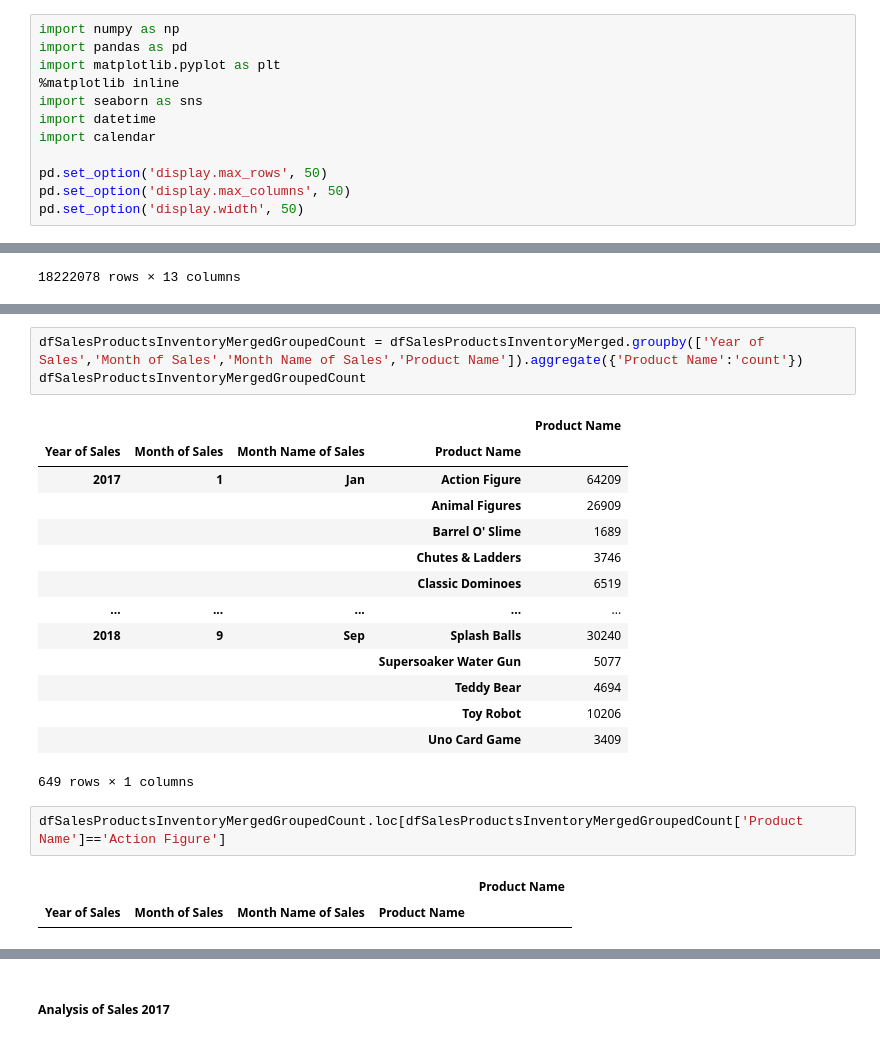
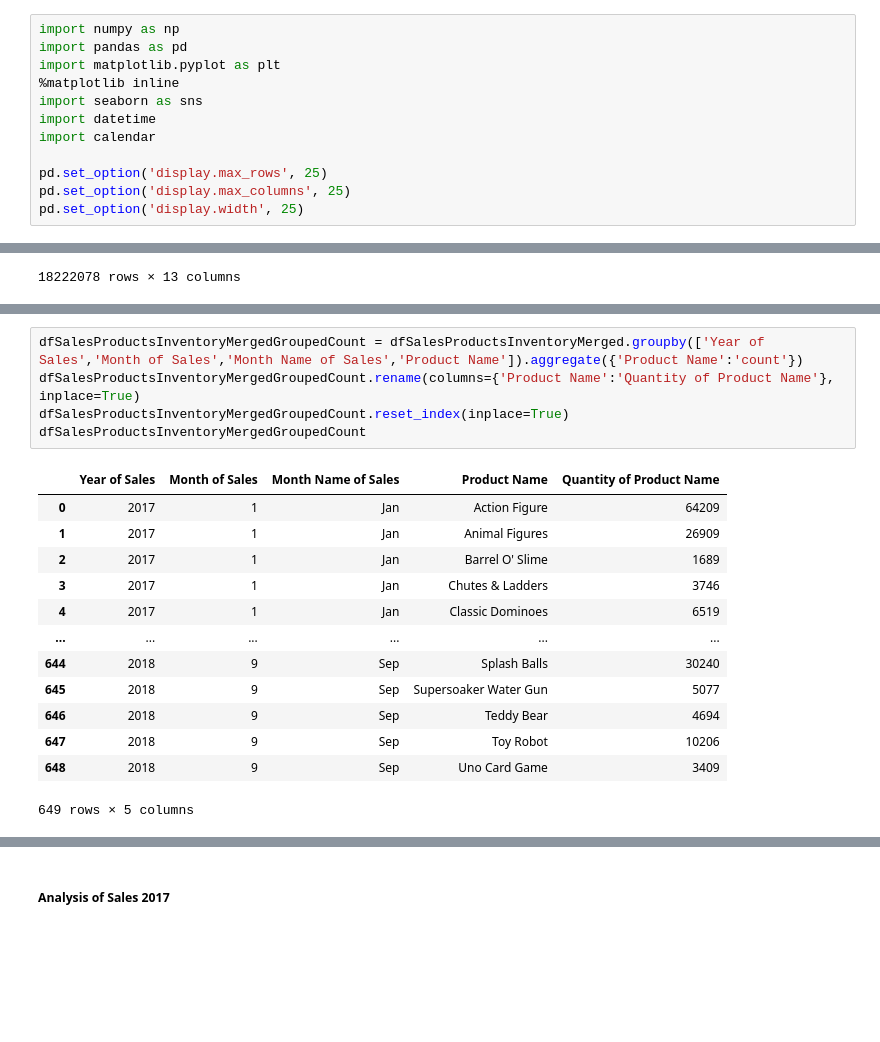
Before and after one commit to Lunczer93/Python_Project_2_Mexico_Toy_Sales, a Jupyter notebook: Python Project 2 Mexico Toy Sales.ipynb, the cells around one changed output, grey strips where cells are left out. Cells and saved outputs as stored; diff of their text form; blank space fills up the shorter version.

```diff
--- a/Python Project 2 Mexico Toy Sales.ipynb
+++ b/Python Project 2 Mexico Toy Sales.ipynb
@@ -7,9 +7,9 @@ import seaborn as sns
 import datetime
 import calendar
 
-pd.set_option('display.max_rows', 50)
-pd.set_option('display.max_columns', 50)
-pd.set_option('display.width', 50)
+pd.set_option('display.max_rows', 25)
+pd.set_option('display.max_columns', 25)
+pd.set_option('display.width', 25)
 # %%
 df1 = pd.read_csv("D:\My commercial projects\Python\Mexico Toy Sales\inventory.csv")
 # %% [markdown]
@@ -1484,24 +1423,20 @@ a
 # %%
 dfSalesProductsInventoryMergedGroupedCount = dfSalesProductsInventoryMerged.groupby(['Year of Sales','Month of Sales','Month Name of Sales','Product Name']).aggregate({'Product Name':'count'})
+dfSalesProductsInventoryMergedGroupedCount.rename(columns={'Product Name':'Quantity of Product Name'}, inplace=True)
+dfSalesProductsInventoryMergedGroupedCount.reset_index(inplace=True)
 dfSalesProductsInventoryMergedGroupedCount
 # %% [output]
-|  |  |  |  | Product Name |
-| Year of Sales | Month of Sales | Month Name of Sales | Product Name |  |
-| 2017 | 1 | Jan | Action Figure | 64209 |
-|  |  |  | Animal Figures | 26909 |
-|  |  |  | Barrel O' Slime | 1689 |
-|  |  |  | Chutes & Ladders | 3746 |
-|  |  |  | Classic Dominoes | 6519 |
-| ... | ... | ... | ... | ... |
-| 2018 | 9 | Sep | Splash Balls | 30240 |
-|  |  |  | Supersoaker Water Gun | 5077 |
-|  |  |  | Teddy Bear | 4694 |
-|  |  |  | Toy Robot | 10206 |
-|  |  |  | Uno Card Game | 3409 |
+|  | Year of Sales | Month of Sales | Month Name of Sales | Product Name | Quantity of Product Name |
+| 0 | 2017 | 1 | Jan | Action Figure | 64209 |
+| 1 | 2017 | 1 | Jan | Animal Figures | 26909 |
+| 2 | 2017 | 1 | Jan | Barrel O' Slime | 1689 |
+| 3 | 2017 | 1 | Jan | Chutes & Ladders | 3746 |
+| 4 | 2017 | 1 | Jan | Classic Dominoes | 6519 |
+| ... | ... | ... | ... | ... | ... |
+| 644 | 2018 | 9 | Sep | Splash Balls | 30240 |
+| 645 | 2018 | 9 | Sep | Supersoaker Water Gun | 5077 |
+| 646 | 2018 | 9 | Sep | Teddy Bear | 4694 |
+| 647 | 2018 | 9 | Sep | Toy Robot | 10206 |
+| 648 | 2018 | 9 | Sep | Uno Card Game | 3409 |
-649 rows × 1 columns
+649 rows × 5 columns
-# %%
-dfSalesProductsInventoryMergedGroupedCount.loc[dfSalesProductsInventoryMergedGroupedCount['Product Name']=='Action Figure']
-# %% [output]
-|  |  |  |  | Product Name |
-| Year of Sales | Month of Sales | Month Name of Sales | Product Name |  |
 # %%
```
Also changed, not shown: parts of 51 cells of this notebook.
